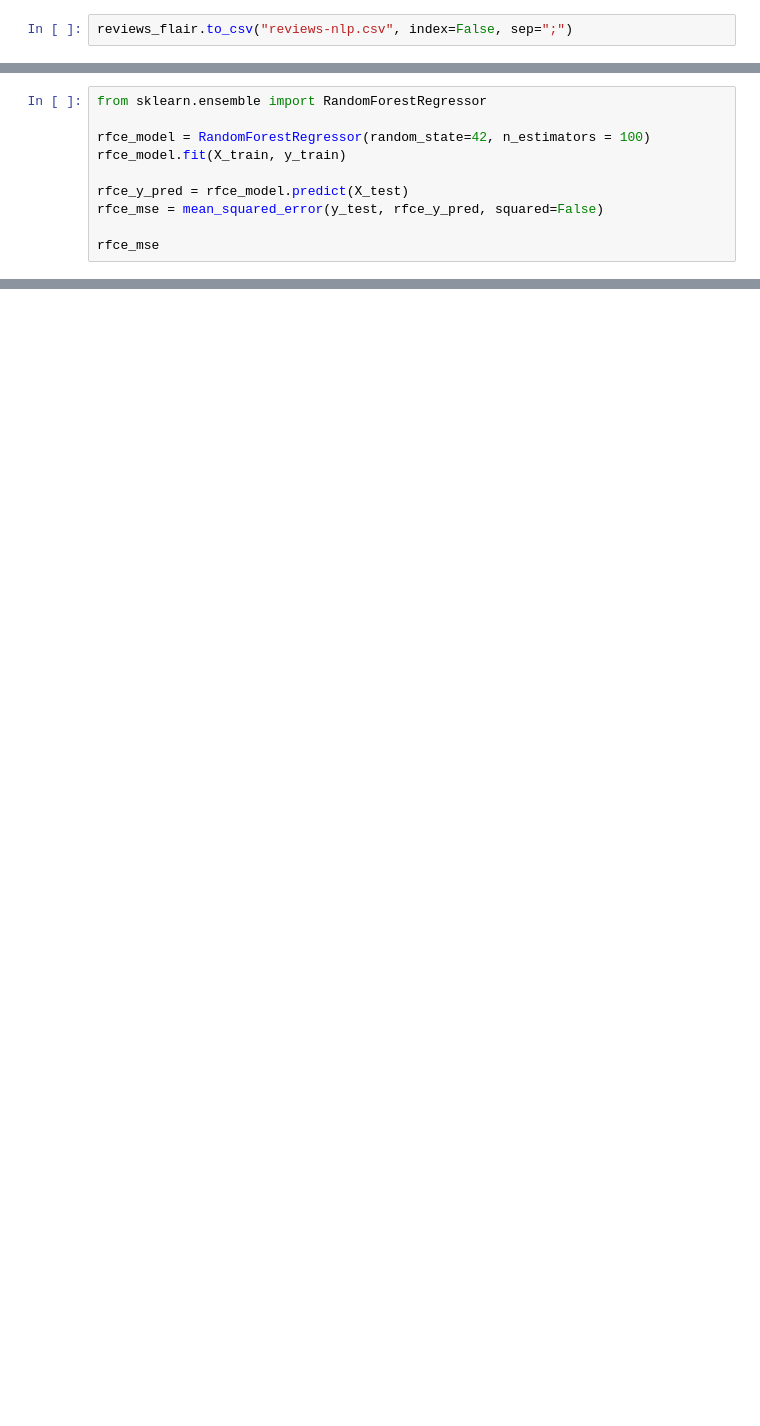
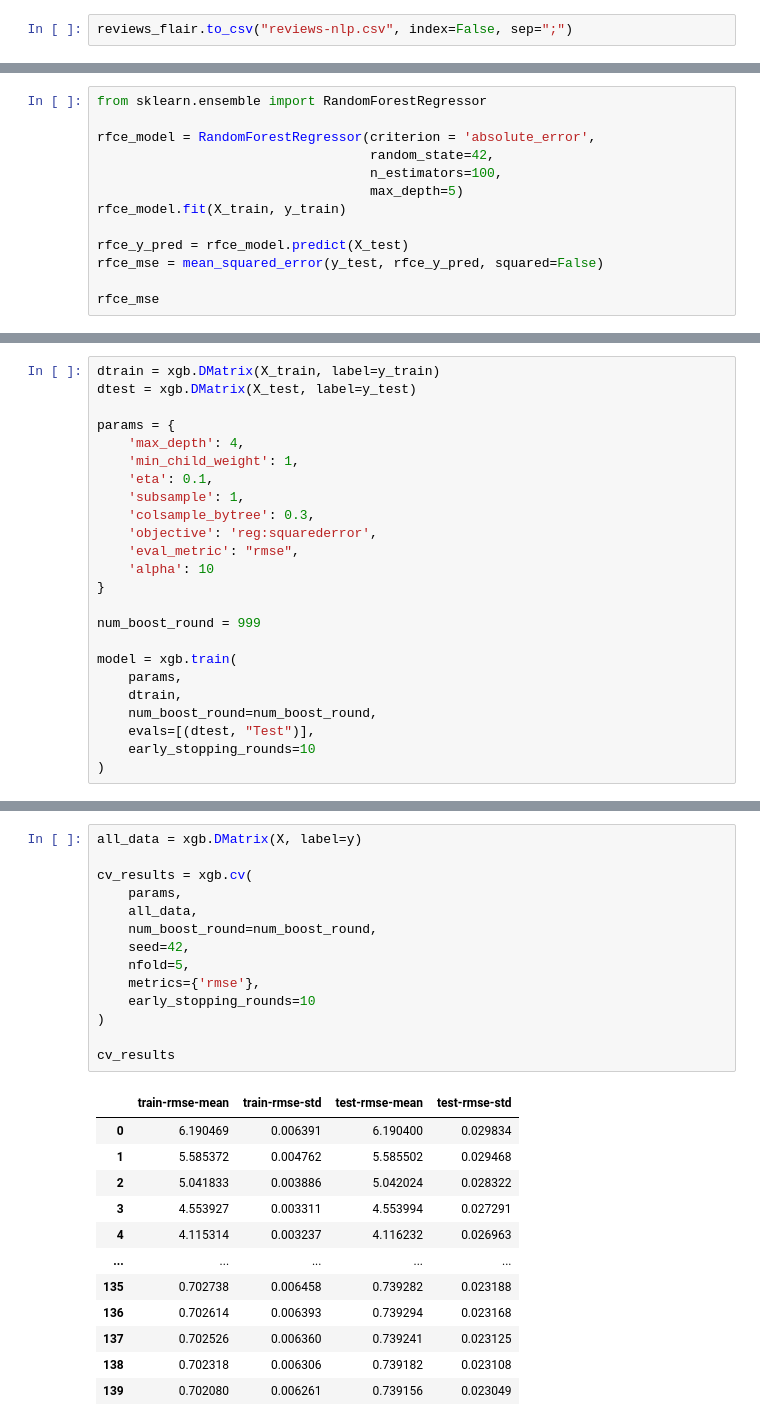
Before and after one commit to arthurcerveira/Review-Rating-Prediction, a Jupyter notebook: review_score_prediction.ipynb, the cells around one changed output, grey strips where cells are left out. Saved outputs shown, nothing was run; the diff lists cells and outputs as text; blank space fills up the shorter version.

```diff
--- a/review_score_prediction.ipynb
+++ b/review_score_prediction.ipynb
@@ -252,7 +305,10 @@ mse
 # %%
 from sklearn.ensemble import RandomForestRegressor
 
-rfce_model = RandomForestRegressor(random_state=42, n_estimators = 100)
+rfce_model = RandomForestRegressor(criterion = 'absolute_error',
+                                   random_state=42,
+                                   n_estimators=100,
+                                   max_depth=5)
 rfce_model.fit(X_train, y_train)
 
 rfce_y_pred = rfce_model.predict(X_test)
@@ -301,0 +349,24 @@ total_sentiment
+# %%
+dtrain = xgb.DMatrix(X_train, label=y_train)
+dtest = xgb.DMatrix(X_test, label=y_test)
+
+params = {
+    'max_depth': 4,
+    'min_child_weight': 1,
+    'eta': 0.1,
+    'subsample': 1,
+    'colsample_bytree': 0.3,
+    'objective': 'reg:squarederror',
+    'eval_metric': "rmse",
+    'alpha': 10
+}
+
+num_boost_round = 999
+
+model = xgb.train(
+    params,
+    dtrain,
+    num_boost_round=num_boost_round,
+    evals=[(dtest, "Test")],
+    early_stopping_rounds=10
+)
@@ -301,0 +393,27 @@ total_sentiment
+# %%
+all_data = xgb.DMatrix(X, label=y)
+
+cv_results = xgb.cv(
+    params,
+    all_data,
+    num_boost_round=num_boost_round,
+    seed=42,
+    nfold=5,
+    metrics={'rmse'},
+    early_stopping_rounds=10
+)
+
+cv_results
+# %% [output]
+|  | train-rmse-mean | train-rmse-std | test-rmse-mean | test-rmse-std |
+| 0 | 6.190469 | 0.006391 | 6.190400 | 0.029834 |
+| 1 | 5.585372 | 0.004762 | 5.585502 | 0.029468 |
+| 2 | 5.041833 | 0.003886 | 5.042024 | 0.028322 |
+| 3 | 4.553927 | 0.003311 | 4.553994 | 0.027291 |
+| 4 | 4.115314 | 0.003237 | 4.116232 | 0.026963 |
+| ... | ... | ... | ... | ... |
+| 135 | 0.702738 | 0.006458 | 0.739282 | 0.023188 |
+| 136 | 0.702614 | 0.006393 | 0.739294 | 0.023168 |
+| 137 | 0.702526 | 0.006360 | 0.739241 | 0.023125 |
+| 138 | 0.702318 | 0.006306 | 0.739182 | 0.023108 |
+| 139 | 0.702080 | 0.006261 | 0.739156 | 0.023049 |
```
Also changed, not shown: parts of 42 cells of this notebook.
